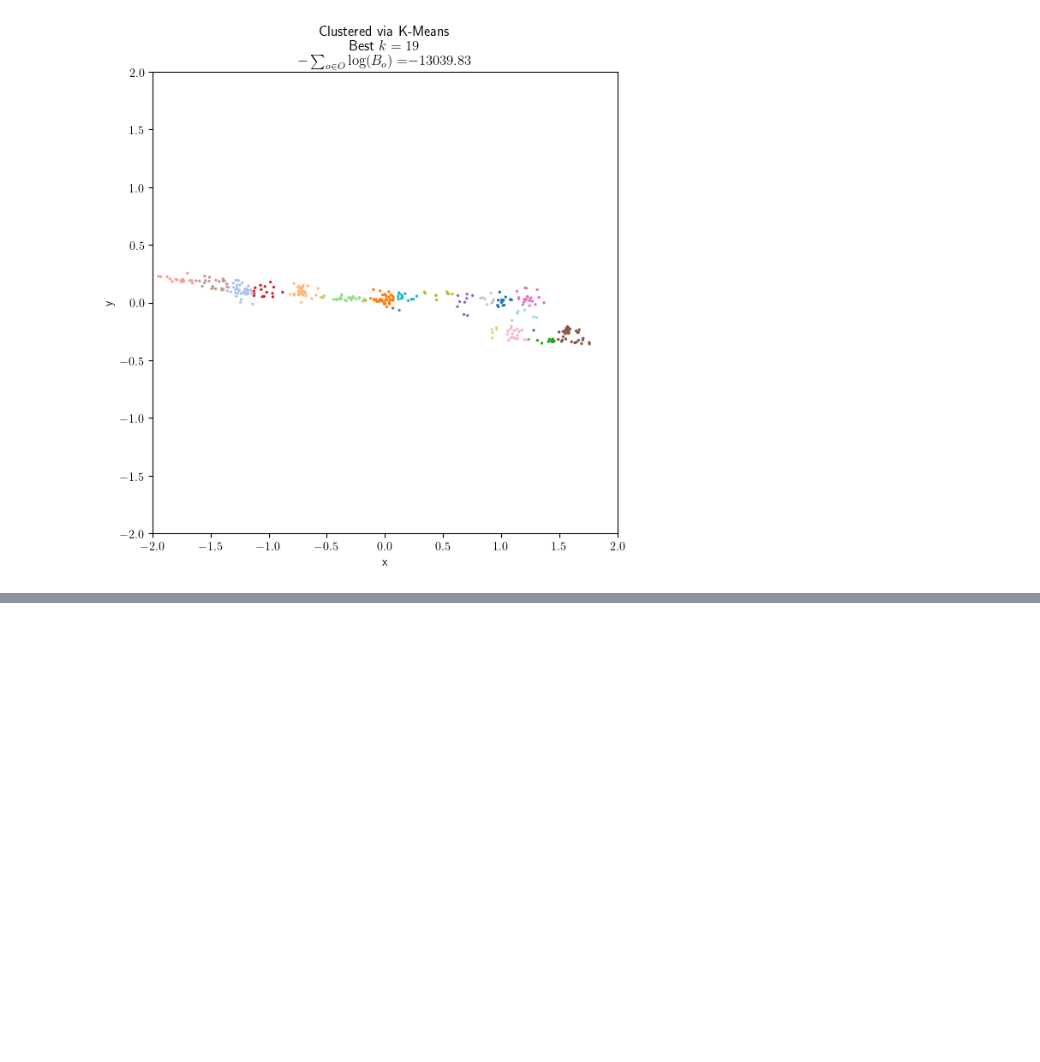
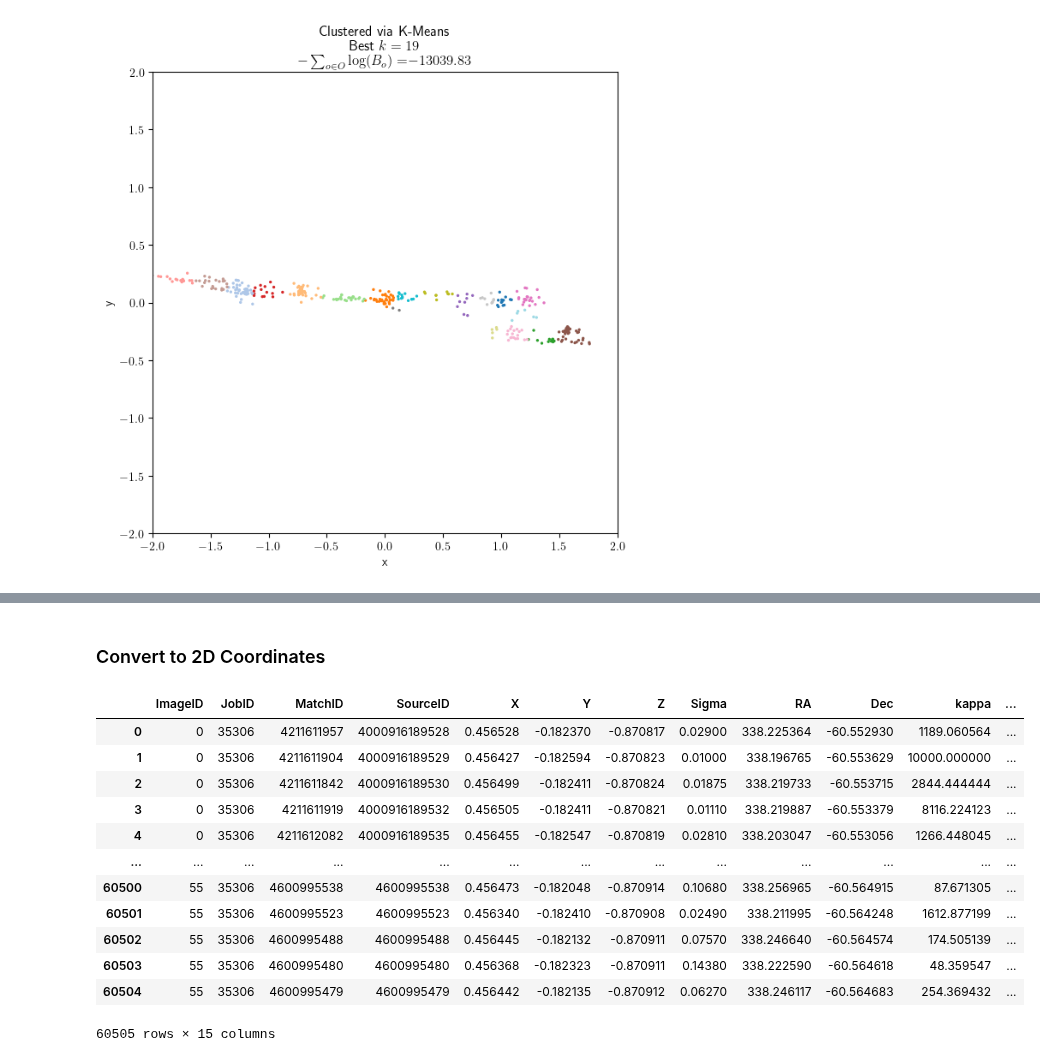
Before and after one commit to jacobf18/astronomical-matching, a Jupyter notebook: hubble.ipynb, the cells around one changed output, grey strips where cells are left out. Cells and saved outputs as stored; diff of their text form; code cells hidden in the pictures; blank space fills up the shorter version.

```diff
--- a/hubble.ipynb
+++ b/hubble.ipynb
@@ -240,0 +271,27 @@ plt.show()
+# %% [markdown]
+### Convert to 2D Coordinates
+# %%
+# Get center of data points
+center_ra = big_data_df.RA.mean()
+center_dec = big_data_df.Dec.mean()
+
+center_west, center_north = tangent(center_ra, center_dec)
+
+big_data_df["coord1 (arcseconds)"] = (big_data_df[["X", "Y", "Z"]] @ center_west) * 180 * 3600 / np.pi
+big_data_df["coord2 (arcseconds)"] = (big_data_df[["X", "Y", "Z"]] @ center_north) * 180 * 3600 / np.pi
+
+big_data_df
+# %% [output]
+|  | ImageID | JobID | MatchID | SourceID | X | Y | Z | Sigma | RA | Dec | kappa | ... |
+| 0 | 0 | 35306 | 4211611957 | 4000916189528 | 0.456528 | -0.182370 | -0.870817 | 0.02900 | 338.225364 | -60.552930 | 1189.060564 | ... |
+| 1 | 0 | 35306 | 4211611904 | 4000916189529 | 0.456427 | -0.182594 | -0.870823 | 0.01000 | 338.196765 | -60.553629 | 10000.000000 | ... |
+| 2 | 0 | 35306 | 4211611842 | 4000916189530 | 0.456499 | -0.182411 | -0.870824 | 0.01875 | 338.219733 | -60.553715 | 2844.444444 | ... |
+| 3 | 0 | 35306 | 4211611919 | 4000916189532 | 0.456505 | -0.182411 | -0.870821 | 0.01110 | 338.219887 | -60.553379 | 8116.224123 | ... |
+| 4 | 0 | 35306 | 4211612082 | 4000916189535 | 0.456455 | -0.182547 | -0.870819 | 0.02810 | 338.203047 | -60.553056 | 1266.448045 | ... |
+| ... | ... | ... | ... | ... | ... | ... | ... | ... | ... | ... | ... | ... |
+| 60500 | 55 | 35306 | 4600995538 | 4600995538 | 0.456473 | -0.182048 | -0.870914 | 0.10680 | 338.256965 | -60.564915 | 87.671305 | ... |
+| 60501 | 55 | 35306 | 4600995523 | 4600995523 | 0.456340 | -0.182410 | -0.870908 | 0.02490 | 338.211995 | -60.564248 | 1612.877199 | ... |
+| 60502 | 55 | 35306 | 4600995488 | 4600995488 | 0.456445 | -0.182132 | -0.870911 | 0.07570 | 338.246640 | -60.564574 | 174.505139 | ... |
+| 60503 | 55 | 35306 | 4600995480 | 4600995480 | 0.456368 | -0.182323 | -0.870911 | 0.14380 | 338.222590 | -60.564618 | 48.359547 | ... |
+| 60504 | 55 | 35306 | 4600995479 | 4600995479 | 0.456442 | -0.182135 | -0.870912 | 0.06270 | 338.246117 | -60.564683 | 254.369432 | ... |
+60505 rows × 15 columns
```
Also changed, not shown: parts of 13 cells of this notebook, 4 other files.
